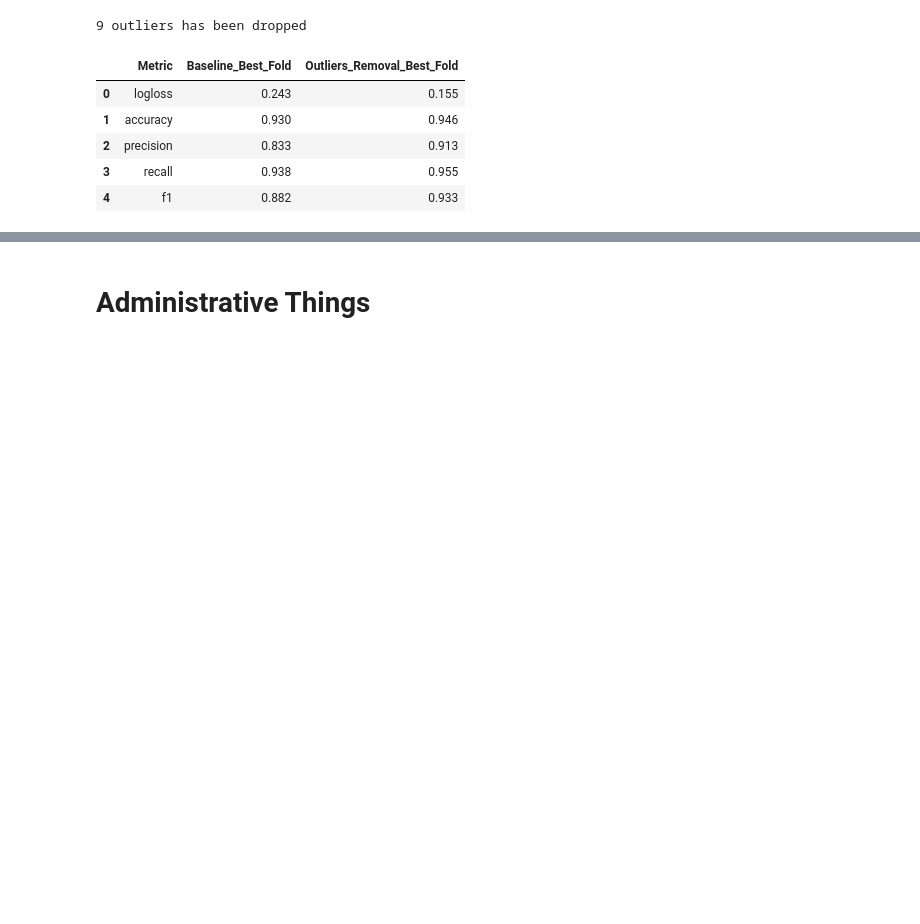
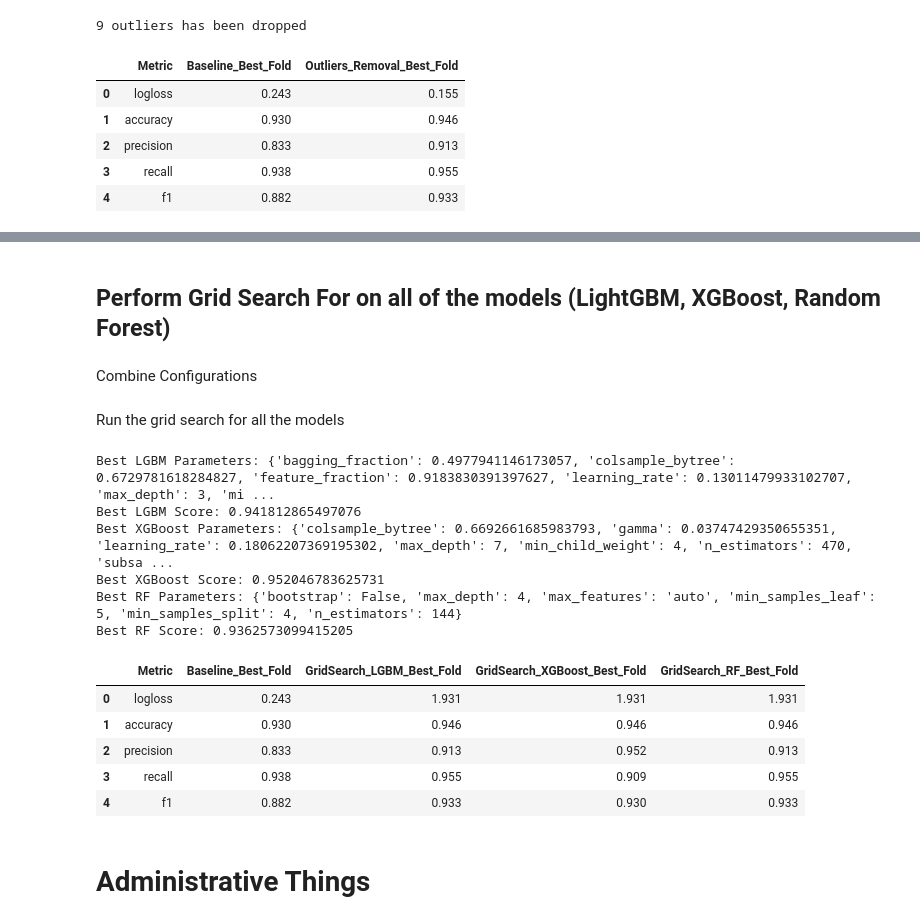
Before and after one commit to Haimzis/KaggleBreastCancerDetection, a Jupyter notebook: pipeline.ipynb, the cells around one changed output, grey strips where cells are left out. Drawn from its saved outputs; the diff is of its cells as text; code cells hidden in the pictures; blank space fills up the shorter version.

Commit message:
grid-search-added

```diff
--- a/pipeline.ipynb
+++ b/pipeline.ipynb
@@ -816,10 +797,10 @@ print(f'{len(indices_to_remove)} outliers has been dropped')
 # %% [output]
 9 outliers has been dropped
 # %%
-X_train, X_test, Y_train, Y_test = data_preprocess(outliers_training_df, outliers_df_labels[LABEL])
+X_train, X_test, Y_train, Y_test, dtest = data_preprocess(outliers_training_df, outliers_df_labels[LABEL])
 evals_result, params, kf = init_xgboost_params()
 models, metrics_summary, best_fold = init_results_params(metrics_dict)
-training_loop(X_train, Y_train, X_test, Y_test, params, eval_metrics, kf, evals_result, models, best_fold, metrics_dict, metrics_summary)
+training_loop(X_train, Y_train, dtest, Y_test, params, eval_metrics, kf, evals_result, models, best_fold, metrics_dict, metrics_summary)
 outliers_metrics = visualize_test_results(metrics_dict, metrics_summary, best_fold)
 # %%
 compare_models([baseline_metrics[['Metric', 'Best_Fold_on_Test']], outliers_metrics[['Metric', 'Best_Fold_on_Test']]], ['Baseline', 'Outliers_Removal'])
@@ -851,3 +859,63 @@ We've explained above that we couldn't found consistent criteria for abnormal da
+# %%
+rf_conf = {
+    'model': RandomForestClassifier(random_state=SEED),
+    'param_dict': {
+        'n_estimators': randint(100, 1000),
+        'max_features': ['auto', 'sqrt', 'log2'],  # Options for the number of features to consider when looking for the best split
+        'max_depth': randint(3, 10),  # You can also use None to make trees grow until all leaves are pure or until all leaves contain less than min_samples_split samples
+        'min_samples_split': randint(2, 10),
+        'min_samples_leaf': randint(1, 10),
+        'bootstrap': [True, False]  # Method for sampling data points (with or without replacement)
+        },
+    'random_result': None
+}
+# %% [markdown]
+## Perform Grid Search For on all of the models (LightGBM, XGBoost, Random Forest)
+# %% [markdown]
+Combine Configurations
+# %%
+gs_conf = {
+    'LGBM': gbm_conf,
+    'XGBoost': xgboost_conf,
+    'RF': rf_conf
+}
+# %% [markdown]
+Run the grid search for all the models
+# %%
+metrics_results = [baseline_metrics[['Metric', 'Best_Fold_on_Test']]]
+
+cv = StratifiedKFold(n_splits=10, shuffle=True, random_state=SEED)
+for m_name, m_conf in gs_conf.items():
+    random_search = RandomizedSearchCV(estimator=m_conf['model'], param_distributions=m_conf['param_dict'], scoring='recall', cv=cv, n_iter=20, random_state=SEED, n_jobs=-1)
+    m_conf['random_result'] = random_search.fit(X_train, Y_train)
+
+    print(f"Best {m_name} Parameters:", m_conf['random_result'].best_params_)
+    print(f"Best {m_name} Score:", m_conf['random_result'].best_score_)
+
+    # pred on test set using the model with the best parameters
+    Y_preds = m_conf['random_result'].predict(X_test)
+
+    # calculate evaluation metrics
+    score_on_test = [round(f(Y_test, Y_preds), METRIC_FP_PRECISION) for f in metrics_dict.values()]
+
+    # add to list of result dataframes
+    metrics_results.append(pd.DataFrame({'Metric': metrics_dict.keys(), 'Best_Fold_on_Test': score_on_test}))
+
+# compare to baseline model
+compare_models(metrics_results, ['Baseline'] + [f'GridSearch_{m_name}' for m_name in gs_conf])
+# %% [output]
+Best LGBM Parameters: {'bagging_fraction': 0.4977941146173057, 'colsample_bytree': 0.6729781618284827, 'feature_fraction': 0.9183830391397627, 'learning_rate': 0.13011479933102707, 'max_depth': 3, 'mi ...
+Best LGBM Score: 0.941812865497076
+Best XGBoost Parameters: {'colsample_bytree': 0.6692661685983793, 'gamma': 0.03747429350655351, 'learning_rate': 0.18062207369195302, 'max_depth': 7, 'min_child_weight': 4, 'n_estimators': 470, 'subsa ...
+Best XGBoost Score: 0.952046783625731
+Best RF Parameters: {'bootstrap': False, 'max_depth': 4, 'max_features': 'auto', 'min_samples_leaf': 5, 'min_samples_split': 4, 'n_estimators': 144}
+Best RF Score: 0.9362573099415205
+|  | Metric | Baseline_Best_Fold | GridSearch_LGBM_Best_Fold | GridSearch_XGBoost_Best_Fold | GridSearch_RF_Best_Fold |
+| 0 | logloss | 0.243 | 1.931 | 1.931 | 1.931 |
+| 1 | accuracy | 0.930 | 0.946 | 0.946 | 0.946 |
+| 2 | precision | 0.833 | 0.913 | 0.952 | 0.913 |
+| 3 | recall | 0.938 | 0.955 | 0.909 | 0.955 |
+| 4 | f1 | 0.882 | 0.933 | 0.930 | 0.933 |
 # %% [markdown]
 # Administrative Things
 # %% [markdown]
```
Also changed, not shown: parts of 25 cells of this notebook.
